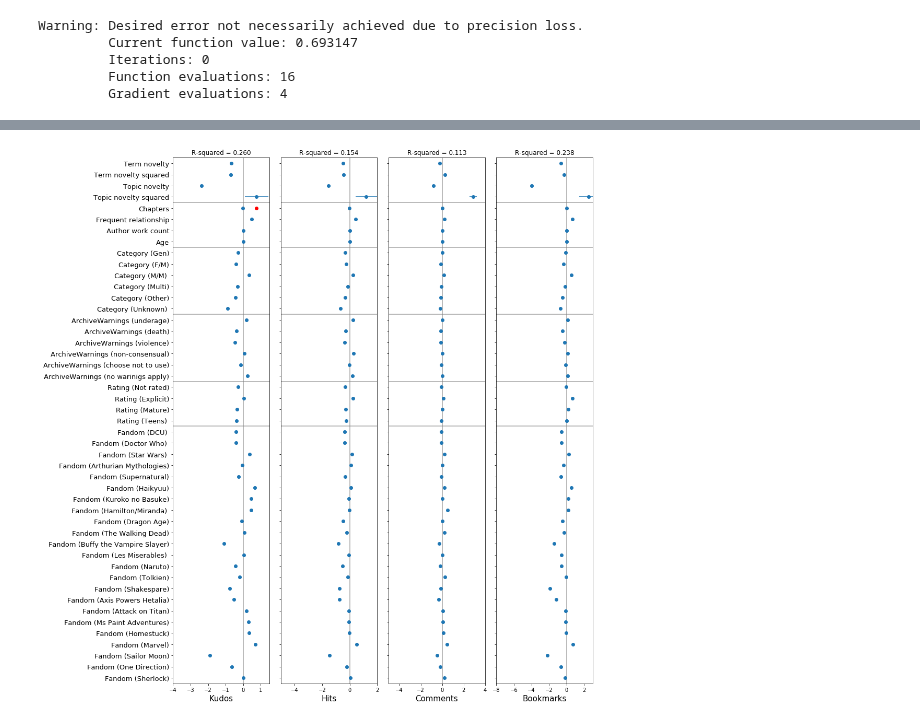
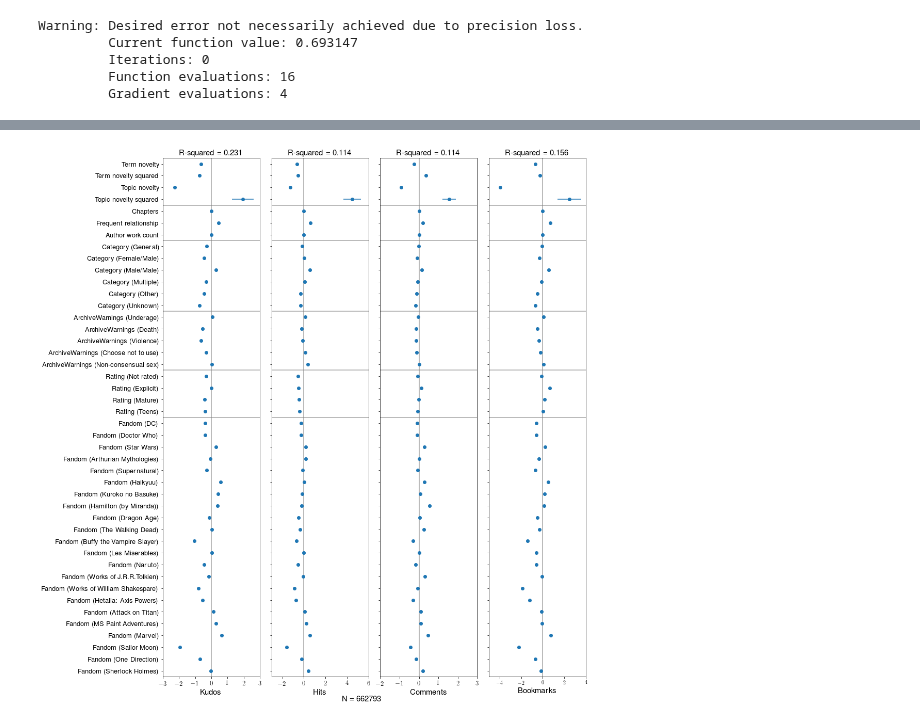
Before and after one commit to yzjing/ao3_old, a Jupyter notebook: exps/20180604_regression/2-step_addsq.ipynb, the cells around one changed output, grey strips where cells are left out. Cells and saved outputs as stored; diff of their text form; code cells hidden in the pictures.

```diff
--- a/exps/20180604_regression/2-step_addsq.ipynb
+++ b/exps/20180604_regression/2-step_addsq.ipynb
@@ -101,16 +150,15 @@ Warning: Maximum number of iterations has been exceeded.
 # %%
 ylabels =['Term novelty', 'Term novelty squared', 'Topic novelty', 'Topic novelty squared', 'Chapters', \
- 'Frequent relationship',' Author work count','Age',\
- 'Category (Gen)','Category (F/M)',' Category (M/M) ',' Category (Multi)','Category (Other)','Category (Unknown)\
- ','ArchiveWarnings (underage)','ArchiveWarnings (death)',' ArchiveWarnings (violence)','\
- ArchiveWarnings (non-consensual)','ArchiveWarnings (choose not to use)','\
- ArchiveWarnings (no warinigs apply)','Rating (Not rated)', 'Rating (Explicit)','Rating (Mature)',' Rating (Teens)\
- ',' Fandom (DCU) ',' Fandom (Doctor Who) ',' Fandom (Star Wars) ',' Fandom (Arthurian Mythologies)',\
-  'Fandom (Supernatural)','Fandom (Haikyuu)',' Fandom (Kuroko no Basuke)',' Fandom (Hamilton/Miranda)\
+ 'Frequent relationship',' Author work count',\
+ 'Category (General)','Category (Female/Male)',' Category (Male/Male) ',' Category (Multiple)','Category (Other)','Category (Unknown)\
+ ','ArchiveWarnings (Underage)','ArchiveWarnings (Death)',' ArchiveWarnings (Violence)','ArchiveWarnings (Choose not to use)','\
+ ArchiveWarnings (Non-consensual sex)','Rating (Not rated)', 'Rating (Explicit)','Rating (Mature)',' Rating (Teens)\
+ ',' Fandom (DC) ',' Fandom (Doctor Who) ',' Fandom (Star Wars) ',' Fandom (Arthurian Mythologies)',\
+  'Fandom (Supernatural)','Fandom (Haikyuu)',' Fandom (Kuroko no Basuke)',' Fandom (Hamilton (by Miranda))\
  ',' Fandom (Dragon Age)',' Fandom (The Walking Dead)',' Fandom (Buffy the Vampire Slayer)','Fandom (Les Miserables)\
- ',' Fandom (Naruto)','Fandom (Tolkien)',' Fandom (Shakespare)','Fandom (Axis Powers Hetalia)',' \
- Fandom (Attack on Titan)',' Fandom (Ms Paint Adventures)',' Fandom (Homestuck)','\
-Fandom (Marvel)',' Fandom (Sailor Moon)',' Fandom (One Direction)','Fandom (Sherlock)'][::-1]
+ ',' Fandom (Naruto)','Fandom (Works of J.R.R.Tolkien)',' Fandom (Works of William Shakespare)','Fandom (Hetalia: Axis Powers)',' \
+ Fandom (Attack on Titan)',' Fandom (MS Paint Adventures)','\
+Fandom (Marvel)',' Fandom (Sailor Moon)',' Fandom (One Direction)','Fandom (Sherlock Holmes)'][::-1]
 # %%
 hits_model = run_ols(df_all, 'Hits')
 hits_coef = list(hits_model.params)[1:-1]
@@ -146,65 +198,73 @@ fig, ax = plt.subplots(1,4,figsize = (15,15))
 ax[0].errorbar(kudos_coef[::-1], range(len(kudos_coef)), xerr=kudos_err[::-1] , fmt='o')
 
 ax[0].set_yticks(range(len(kudos_coef)))
 ax[0].set_yticklabels(ylabels)
 ax[0].plot([0 for i in range(len(kudos_coef)+2)], range(-1,len(kudos_coef)+1), c='grey', alpha = 0.7)
-ax[0].plot(range(-8,3), [22.5 for i in range(-8,3)] ,c='grey', alpha = 0.7)
-ax[0].plot(range(-8,3), [26.5 for i in range(-8,3)] ,c='grey', alpha = 0.7)
-ax[0].plot(range(-8,3), [32.5 for i in range(-8,3)] ,c='grey', alpha = 0.7)
-ax[0].plot(range(-8,3), [38.5 for i in range(-8,3)] ,c='grey', alpha = 0.7)
-ax[0].plot(range(-8,3), [42.5 for i in range(-8,3)] ,c='grey', alpha = 0.7)
-ax[0].set_ylim(-0.5,46.5)
-ax[0].set_xlim(-4,1.5)
+ax[0].plot(range(-8,8), [21.5 for i in range(-8,8)] ,c='grey', alpha = 0.7)
+ax[0].plot(range(-8,8), [25.5 for i in range(-8,8)] ,c='grey', alpha = 0.7)
+ax[0].plot(range(-8,8), [30.5 for i in range(-8,8)] ,c='grey', alpha = 0.7)
+ax[0].plot(range(-8,8), [36.5 for i in range(-8,8)] ,c='grey', alpha = 0.7)
+ax[0].plot(range(-8,8), [39.5 for i in range(-8,8)] ,c='grey', alpha = 0.7)
+ax[0].set_ylim(-0.5,43.5)
+ax[0].set_xlim(-3,3)
 ax[0].set_xlabel('Kudos', fontsize=15)
-ax[0].set_title('R-squared = 0.260')
+ax[0].set_title('R-squared = 0.231', fontsize=15)
 for tick in ax[0].yaxis.get_major_ticks():
+    tick.label.set_fontsize(13)
+for tick in ax[0].xaxis.get_major_ticks():
     tick.label.set_fontsize(13)
 
 ax[1].errorbar(hits_coef[::-1], range(len(hits_err)), xerr=hits_err[::-1], fmt='o')
 ax[1].set_yticks(range(len(hits_coef)))
 # ax[1].set_yticklabels(ylabels)
 ax[1].plot([0 for i in range(len(hits_coef)+2)], range(-1,len(hits_coef)+1), c='grey', alpha = 0.7)
-ax[1].plot(range(-8,3), [22.5 for i in range(-8,3)] ,c='grey', alpha = 0.7)
-ax[1].plot(range(-8,3), [26.5 for i in range(-8,3)] ,c='grey', alpha = 0.7)
-ax[1].plot(range(-8,3), [32.5 for i in range(-8,3)] ,c='grey', alpha = 0.7)
-ax[1].plot(range(-8,3), [38.5 for i in range(-8,3)] ,c='grey', alpha = 0.7)
-ax[1].plot(range(-8,3), [42.5 for i in range(-8,3)] ,c='grey', alpha = 0.7)
-ax[1].set_ylim(-0.5,46.5)
-ax[1].set_xlim(-5,2)
+ax[1].plot(range(-8,8), [21.5 for i in range(-8,8)] ,c='grey', alpha = 0.7)
+ax[1].plot(range(-8,8), [25.5 for i in range(-8,8)] ,c='grey', alpha = 0.7)
+ax[1].plot(range(-8,8), [30.5 for i in range(-8,8)] ,c='grey', alpha = 0.7)
+ax[1].plot(range(-8,8), [36.5 for i in range(-8,8)] ,c='grey', alpha = 0.7)
+ax[1].plot(range(-8,8), [39.5 for i in range(-8,8)] ,c='grey', alpha = 0.7)
+ax[1].set_ylim(-0.5,43.5)
+ax[1].set_xlim(-3,6)
 ax[1].set_yticklabels([])
-ax[1].set_title('R-squared = 0.154')
+ax[1].set_title('R-squared = 0.114', fontsize=15)
 ax[1].set_xlabel('Hits', fontsize=15)
+for tick in ax[1].xaxis.get_major_ticks():
+    tick.label.set_fontsize(13)
 
 ax[2].errorbar(comments_coef[::-1], range(len(comments_err)), xerr=comments_err[::-1], fmt='o')
 ax[2].set_yticks(range(len(comments_coef)))
 ax[2].plot([0 for i in range(len(comments_coef)+2)], range(-1,len(comments_coef)+1), c='grey', alpha = 0.7)
-ax[2].plot(range(-8,5), [22.5 for i in range(-8,5)] ,c='grey', alpha = 0.7)
-ax[2].plot(range(-8,5), [26.5 for i in range(-8,5)] ,c='grey', alpha = 0.7)
-ax[2].plot(range(-8,5), [32.5 for i in range(-8,5)] ,c='grey', alpha = 0.7)
-ax[2].plot(range(-8,5), [38.5 for i in range(-8,5)] ,c='grey', alpha = 0.7)
-ax[2].plot(range(-8,5), [42.5 for i in range(-8,5)] ,c='grey', alpha = 0.7)
-ax[2].set_ylim(-0.5,46.5)
-ax[2].set_xlim(-5,4)
+ax[2].plot(range(-8,8), [21.5 for i in range(-8,8)] ,c='grey', alpha = 0.7)
+ax[2].plot(range(-8,8), [25.5 for i in range(-8,8)] ,c='grey', alpha = 0.7)
+ax[2].plot(range(-8,8), [30.5 for i in range(-8,8)] ,c='grey', alpha = 0.7)
+ax[2].plot(range(-8,8), [36.5 for i in range(-8,8)] ,c='grey', alpha = 0.7)
+ax[2].plot(range(-8,8), [39.5 for i in range(-8,8)] ,c='grey', alpha = 0.7)
+ax[2].set_ylim(-0.5,43.5)
+ax[2].set_xlim(-2,3)
 ax[2].set_yticklabels([])
-ax[2].set_title('R-squared = 0.113')
+ax[2].set_title('R-squared = 0.114', fontsize=15)
 ax[2].set_xlabel('Comments', fontsize=15)
-
+for tick in ax[2].xaxis.get_major_ticks():
+    tick.label.set_fontsize(13)
 
 ax[3].errorbar(bookmarks_coef[::-1], range(len(bookmarks_err)), xerr=bookmarks_err[::-1], fmt='o')
 ax[3].set_yticks(range(len(bookmarks_coef)))
 ax[3].plot([0 for i in range(len(bookmarks_coef)+2)], range(-1,len(bookmarks_coef)+1), c='grey', alpha = 0.7)
-ax[3].plot(range(-8,4), [22.5 for i in range(-8,4)] ,c='grey', alpha = 0.7)
-ax[3].plot(range(-8,4), [26.5 for i in range(-8,4)] ,c='grey', alpha = 0.7)
-ax[3].plot(range(-8,4), [32.5 for i in range(-8,4)] ,c='grey', alpha = 0.7)
-ax[3].plot(range(-8,4), [38.5 for i in range(-8,4)] ,c='grey', alpha = 0.7)
-ax[3].plot(range(-8,4), [42.5 for i in range(-8,4)] ,c='grey', alpha = 0.7)
-ax[3].set_ylim(-0.5,46.5)
-ax[3].set_xlim(-8,3)
+ax[3].plot(range(-8,8), [21.5 for i in range(-8,8)] ,c='grey', alpha = 0.7)
+ax[3].plot(range(-8,8), [25.5 for i in range(-8,8)] ,c='grey', alpha = 0.7)
+ax[3].plot(range(-8,8), [30.5 for i in range(-8,8)] ,c='grey', alpha = 0.7)
+ax[3].plot(range(-8,8), [36.5 for i in range(-8,8)] ,c='grey', alpha = 0.7)
+ax[3].plot(range(-8,8), [39.5 for i in range(-8,8)] ,c='grey', alpha = 0.7)
+ax[3].set_ylim(-0.5,43.5)
+ax[3].set_xlim(-5,4)
 ax[3].set_yticklabels([])
-ax[3].set_title('R-squared = 0.238')
+ax[3].set_title('R-squared = 0.156', fontsize=15)
 ax[3].set_xlabel('Bookmarks', fontsize=15)
+for tick in ax[2].xaxis.get_major_ticks():
+    tick.label.set_fontsize(13)
 
+fig.text(0.55, 0.001, 'N = 662793', fontsize = 15)
 plt.tight_layout()
-plt.savefig('ols_coefs_full.pdf', format='pdf')
+plt.savefig('ols_coefs_full_ageless.pdf', format='pdf')
 # %% [output]
-[figure, old version]
+[figure, new version]
```
Also changed, not shown: parts of 19 cells of this notebook, 31 other files.
